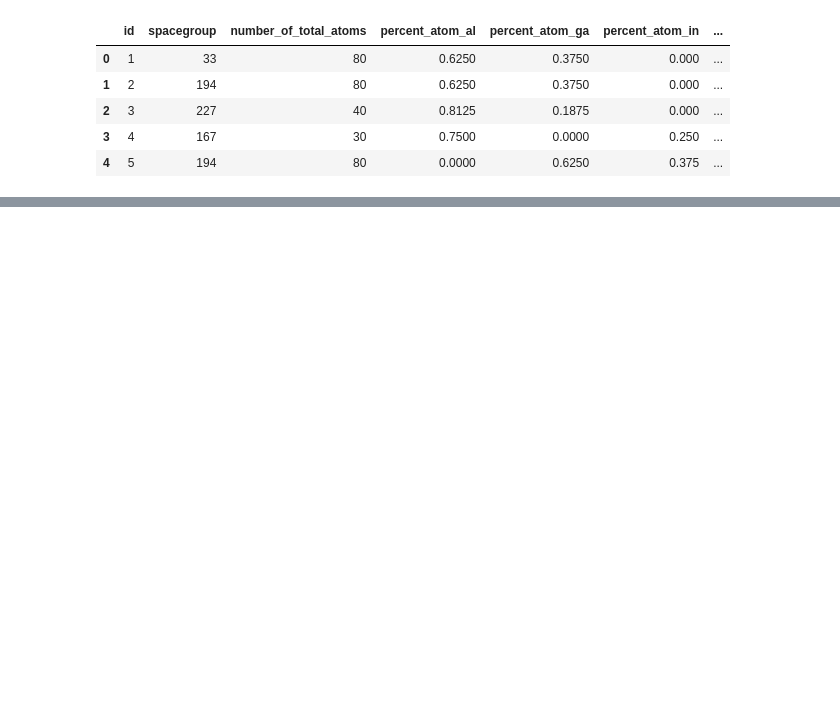
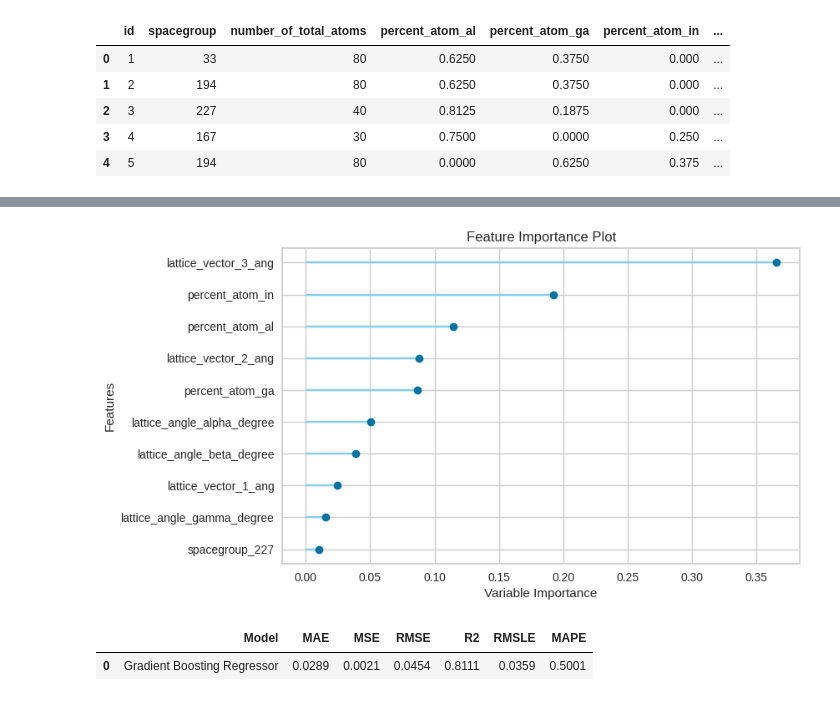
Before and after one commit to AyorindeTayo/PyCaret-prediction-of-transparent-conductor-Properties-, a Jupyter notebook: Pycaret.ipynb, the cells around one changed output, grey strips where cells are left out. Saved outputs shown, nothing was run; the diff lists cells and outputs as text; code cells hidden in the pictures; blank space fills up the shorter version.

```diff
--- a/Pycaret.ipynb
+++ b/Pycaret.ipynb
@@ -90,0 +163,9 @@ LGBMRegressor(boosting_type='gbdt', class_weight=None, colsample_bytree=1.0,
+# %%
+plot_model(tuned_gbr, plot='feature')
+# %% [output]
+[figure, added]
+# %%
+predict_model(tuned_gbr);
+# %% [output]
+|  | Model | MAE | MSE | RMSE | R2 | RMSLE | MAPE |
+| 0 | Gradient Boosting Regressor | 0.0289 | 0.0021 | 0.0454 | 0.8111 | 0.0359 | 0.5001 |
```
Also changed, not shown: parts of 12 cells of this notebook.
